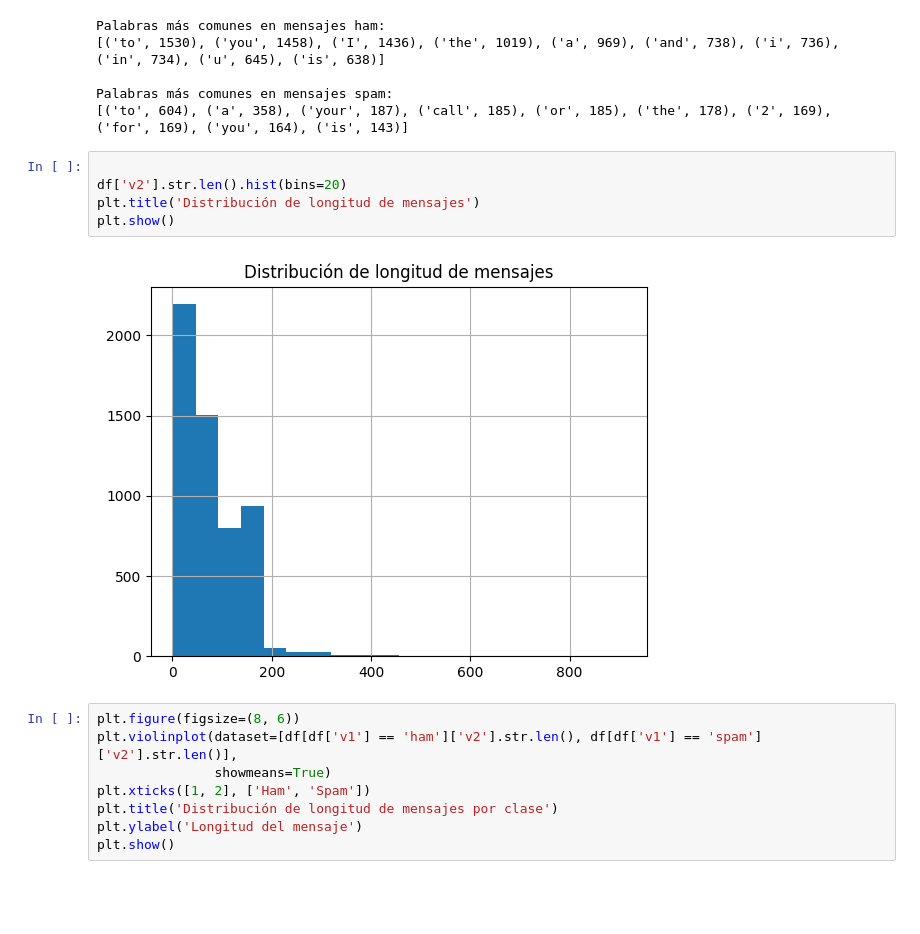
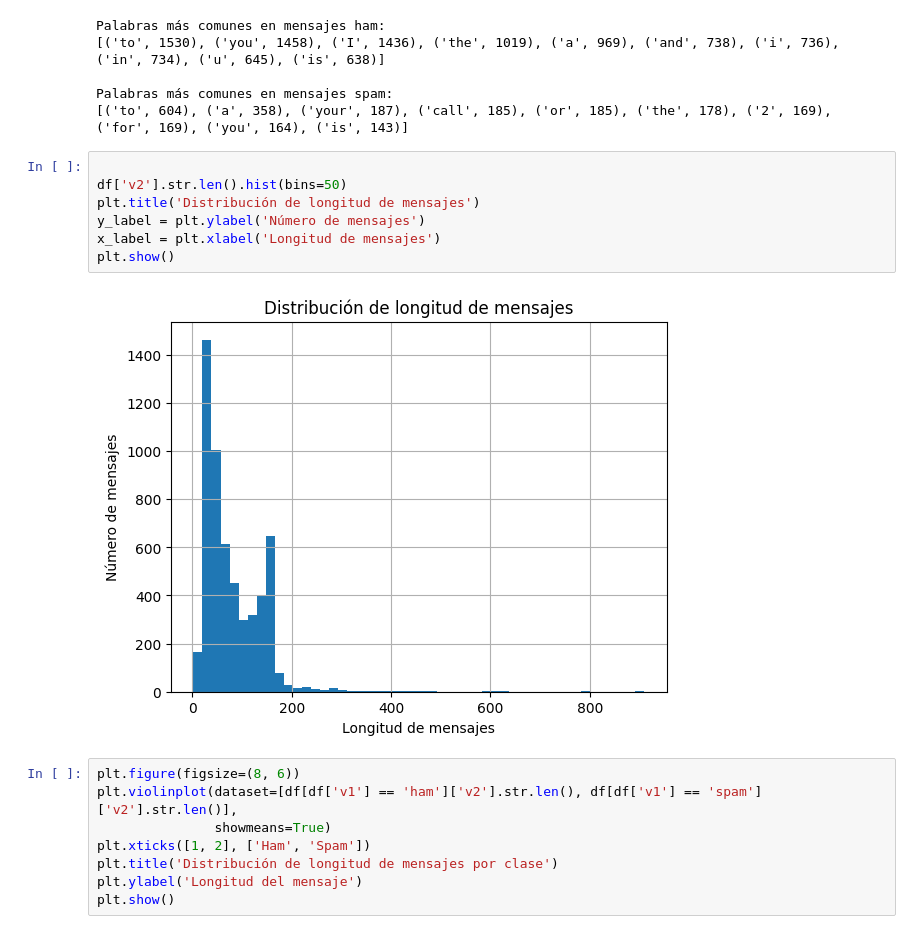
Before and after one commit to Jskenpo/PROYECTO2_IA, a Jupyter notebook: proyecto.ipynb, the cells around one changed output. Drawn from its saved outputs; the diff is of its cells as text; blank space fills up the shorter version.

```diff
--- a/proyecto.ipynb
+++ b/proyecto.ipynb
@@ -87,11 +87,13 @@ Palabras más comunes en mensajes spam:
 [('to', 604), ('a', 358), ('your', 187), ('call', 185), ('or', 185), ('the', 178), ('2', 169), ('for', 169), ('you', 164), ('is', 143)]
 # %%
 
-df['v2'].str.len().hist(bins=20)
+df['v2'].str.len().hist(bins=50)
 plt.title('Distribución de longitud de mensajes')
+y_label = plt.ylabel('Número de mensajes')
+x_label = plt.xlabel('Longitud de mensajes')
 plt.show()
 # %% [output]
-[figure, old version]
+[figure, new version]
 # %%
 plt.figure(figsize=(8, 6))
 plt.violinplot(dataset=[df[df['v1'] == 'ham']['v2'].str.len(), df[df['v1'] == 'spam']['v2'].str.len()],
```
Also changed, not shown: parts of 8 cells of this notebook.
